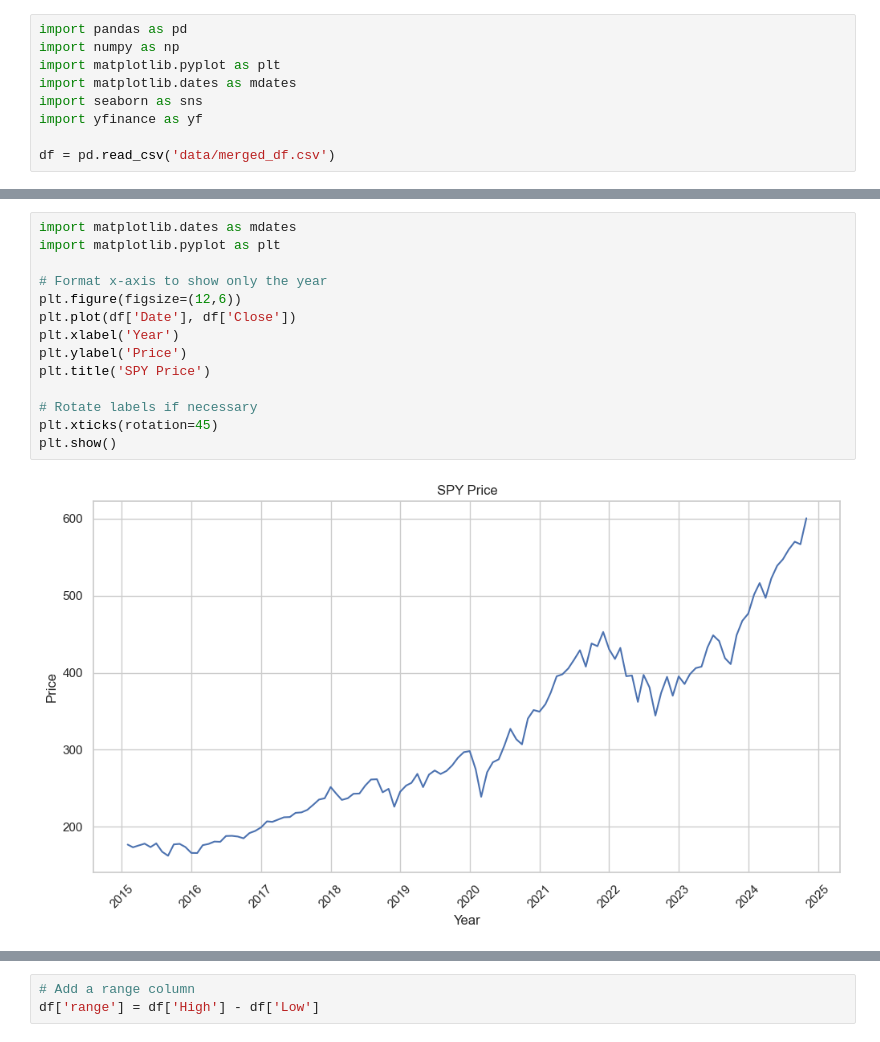
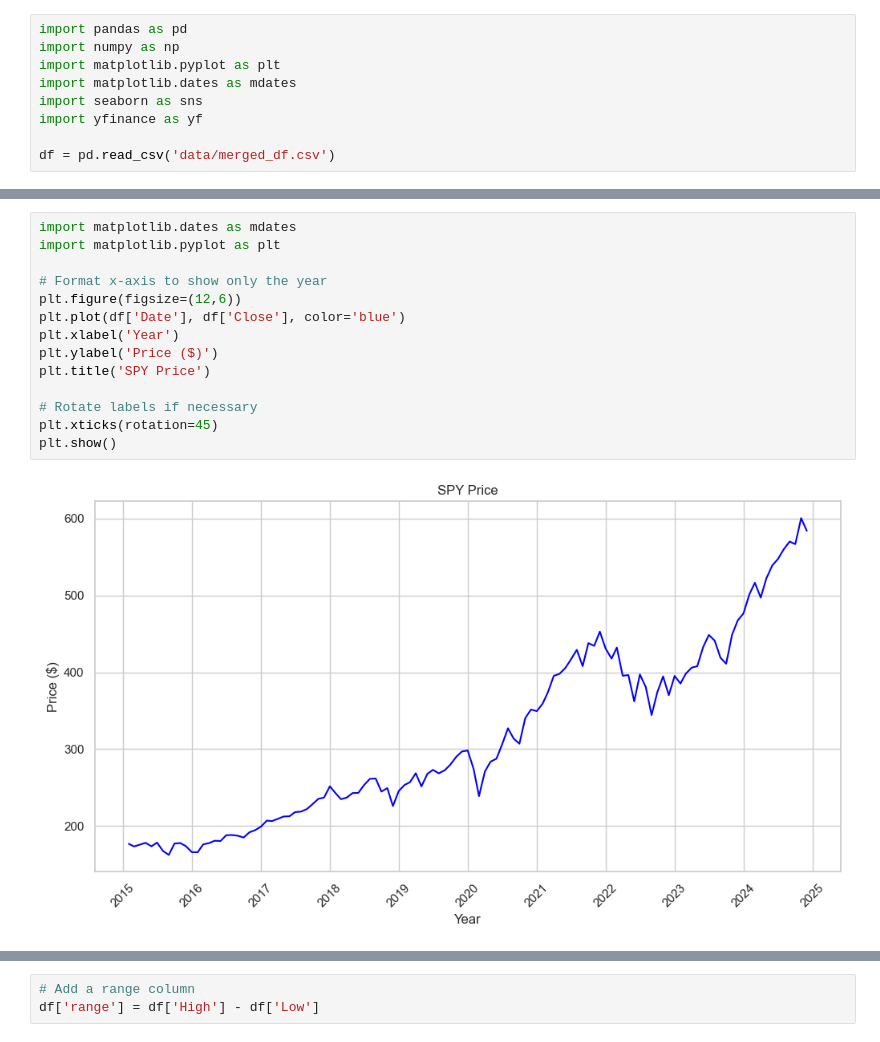
Before and after one commit to SmiffBarney/VaR, a Jupyter notebook: eda.ipynb, the cells around one changed output, grey strips where cells are left out. Drawn from its saved outputs; the diff is of its cells as text.

```diff
--- a/eda.ipynb
+++ b/eda.ipynb
@@ -44,16 +46,16 @@ datetime64[ns]
 # %%
 import matplotlib.dates as mdates
 import matplotlib.pyplot as plt
 
 # Format x-axis to show only the year
 plt.figure(figsize=(12,6))
-plt.plot(df['Date'], df['Close'])
+plt.plot(df['Date'], df['Close'], color='blue')
 plt.xlabel('Year')
-plt.ylabel('Price')
+plt.ylabel('Price ($)')
 plt.title('SPY Price')
 
 # Rotate labels if necessary
 plt.xticks(rotation=45)
 plt.show()
 # %% [output]
-[figure, old version]
+[figure, new version]
```
Also changed, not shown: parts of 25 cells of this notebook, 5 other files.
